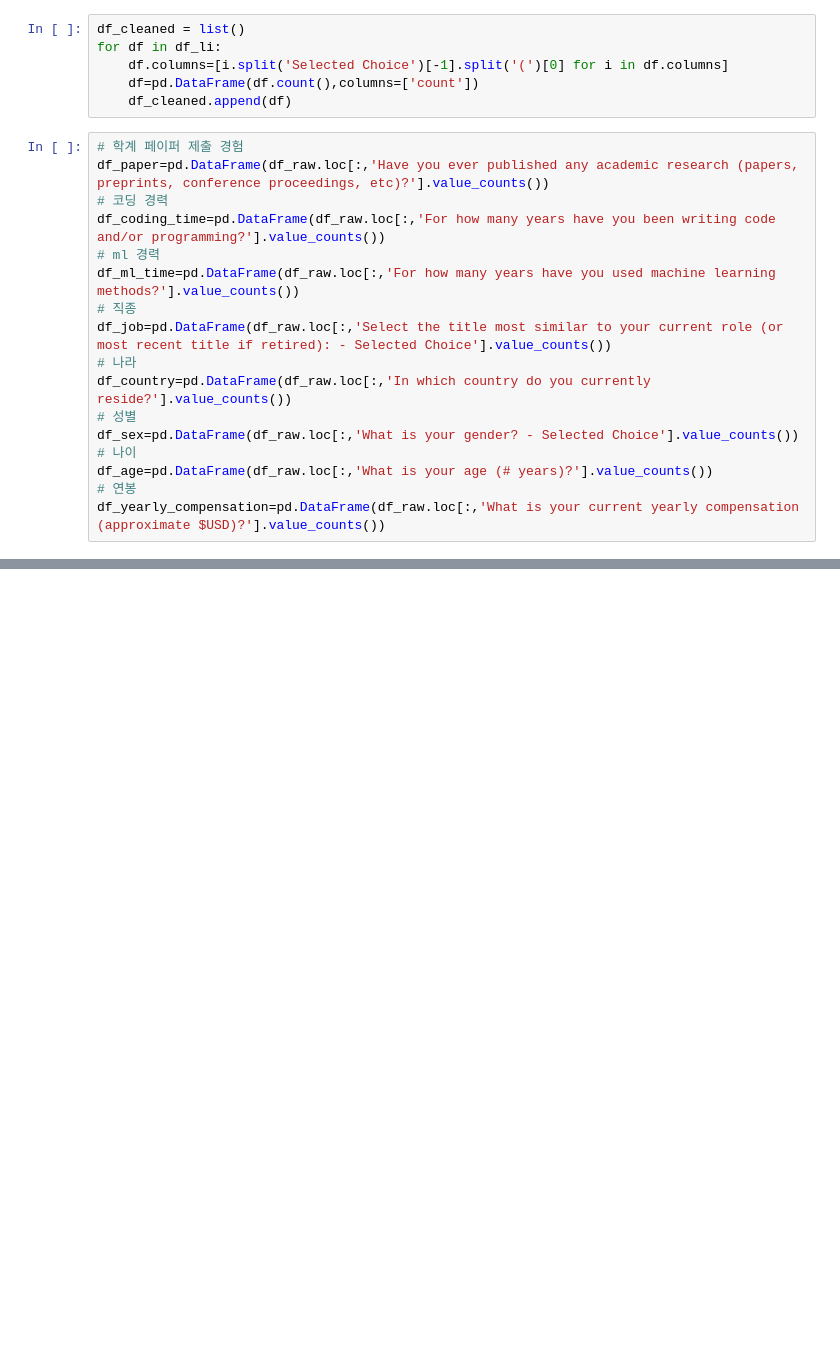
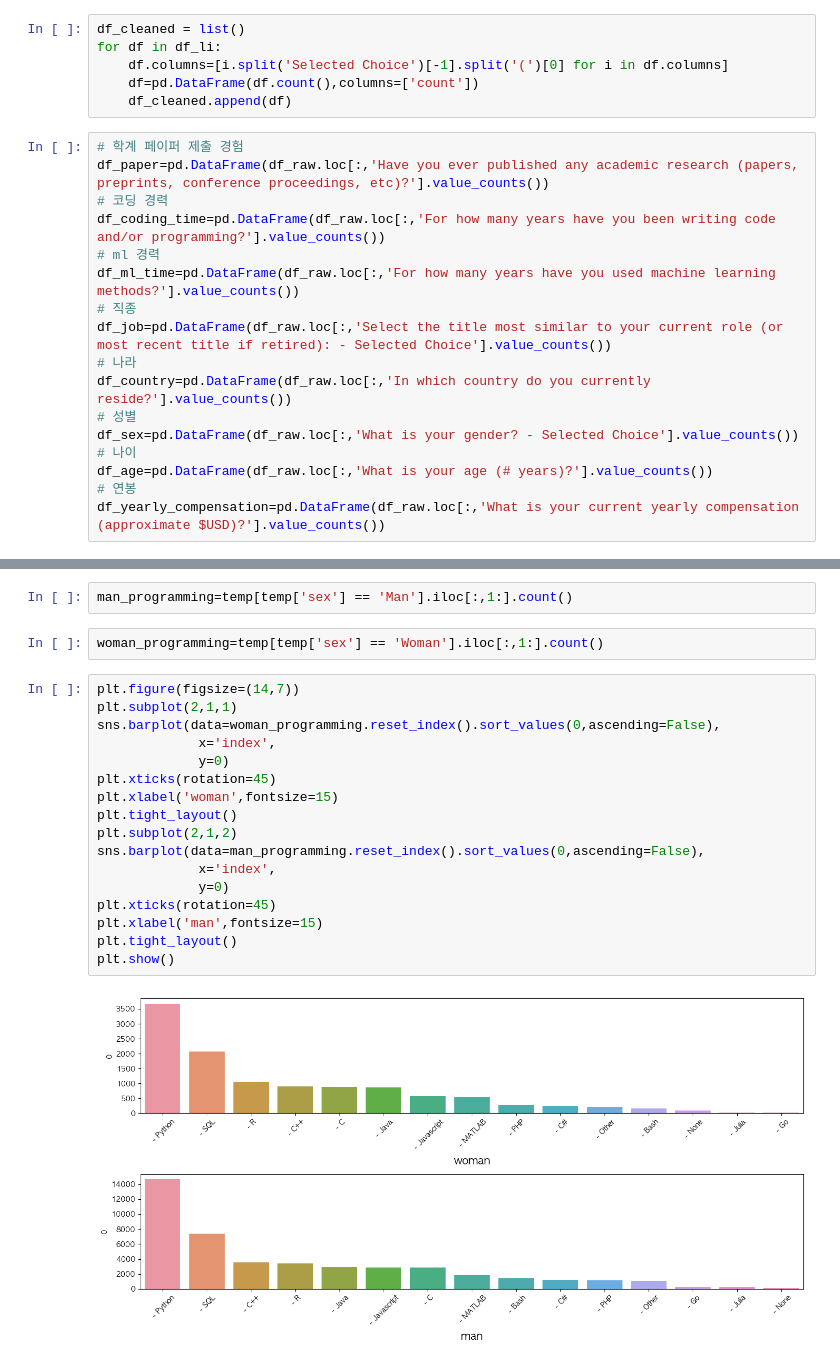
Before and after one commit to potion-jack/ASAC_DataScience, a Jupyter notebook: _web_/web_pj/to_pass.ipynb, the cells around one changed output, grey strips where cells are left out. Drawn from its saved outputs; the diff is of its cells as text; blank space fills up the shorter version.

```diff
--- a/_web_/web_pj/to_pass.ipynb
+++ b/_web_/web_pj/to_pass.ipynb
@@ -148,0 +235,23 @@ plt.show()
+# %%
+man_programming=temp[temp['sex'] == 'Man'].iloc[:,1:].count()
+# %%
+woman_programming=temp[temp['sex'] == 'Woman'].iloc[:,1:].count()
+# %%
+plt.figure(figsize=(14,7))
+plt.subplot(2,1,1)
+sns.barplot(data=woman_programming.reset_index().sort_values(0,ascending=False),
+             x='index',
+             y=0)
+plt.xticks(rotation=45)
+plt.xlabel('woman',fontsize=15)
+plt.tight_layout()
+plt.subplot(2,1,2)
+sns.barplot(data=man_programming.reset_index().sort_values(0,ascending=False),
+             x='index',
+             y=0)
+plt.xticks(rotation=45)
+plt.xlabel('man',fontsize=15)
+plt.tight_layout()
+plt.show()
+# %% [output]
+[figure, added]
```
Also changed, not shown: parts of 12 cells of this notebook, 1 other file.
